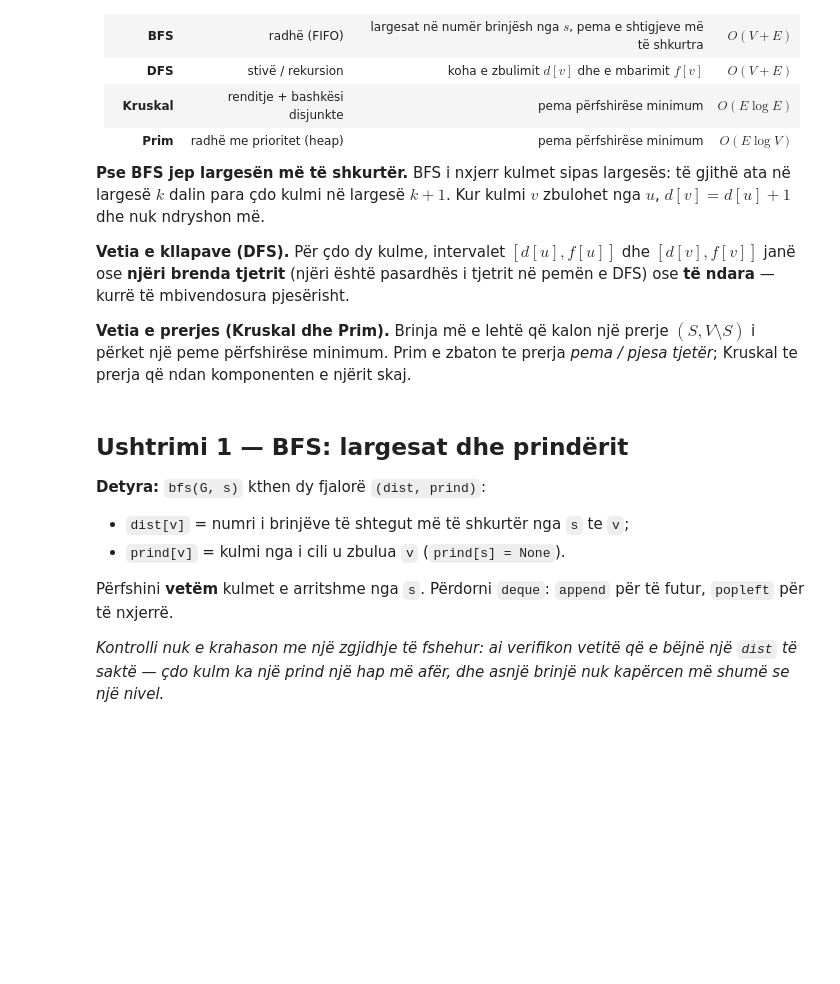
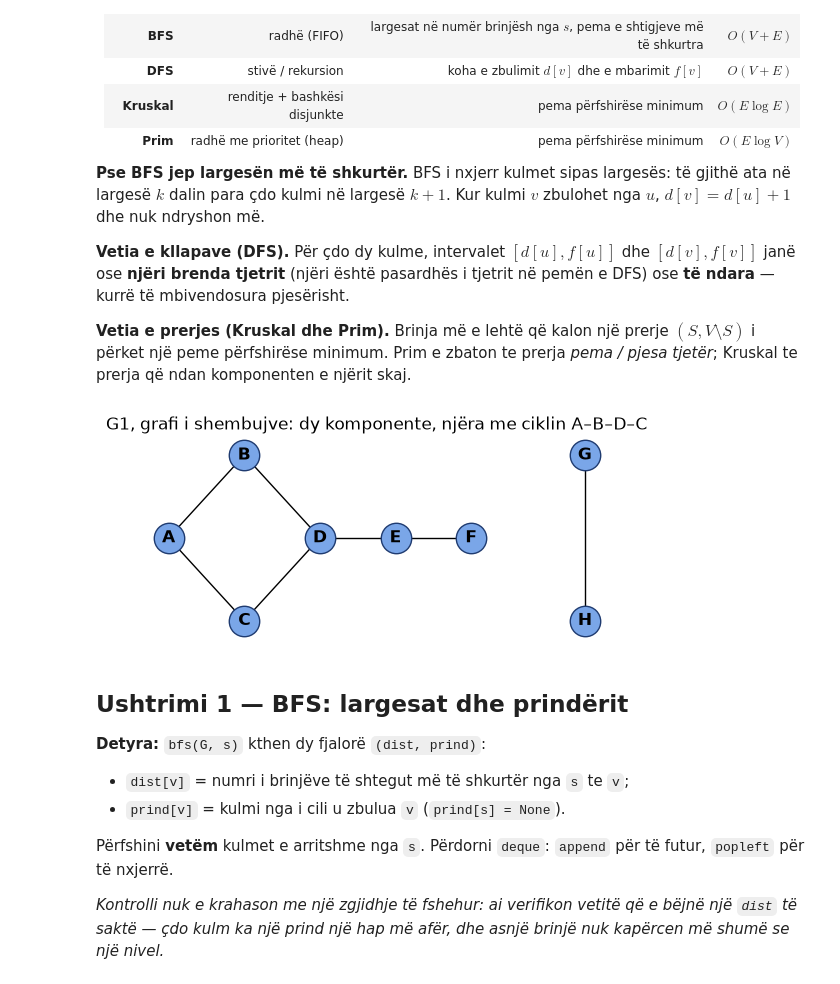
Before and after one commit to goldenFlori/discrete-structures-algorithms-course, a Jupyter notebook: site/content/notebooks/laborator-05-ushtrime-shtese.ipynb, the cells around one changed output. Drawn from its saved outputs; the diff is of its cells as text; code cells hidden in the pictures; blank space fills up the shorter version.

```diff
--- a/site/content/notebooks/laborator-05-ushtrime-shtese.ipynb
+++ b/site/content/notebooks/laborator-05-ushtrime-shtese.ipynb
@@ -58,33 +58,46 @@ def kontrollo(titulli, testet):
 
 from collections import deque
 from itertools import combinations
 import heapq
 import random
 
 
 def nga_brinjet(V, E):
     # Lista e fqinjësisë së një grafi të padrejtuar, fqinjët në rend alfabetik.
     G = {v: [] for v in V}
     for brinja in E:
         u, v = brinja[0], brinja[1]
         G[u].append(v)
         G[v].append(u)
     return {v: sorted(set(fq)) for v, fq in G.items()}
 
 
 def pasi_plotesohet(fn):
     # Ekzekuton një demonstrim që varet nga funksionet tuaja.
     try:
         fn()
     except NotImplementedError:
         print("⏳ Ky rezultat shfaqet pasi të plotësoni ushtrimin e mësipërm.")
 
 
 # Grafi i shembujve: dy pjesë, njëra me një cikël.
 G1 = nga_brinjet(
     "ABCDEFGH",
     [("A", "B"), ("A", "C"), ("B", "D"), ("C", "D"), ("D", "E"), ("E", "F"), ("G", "H")],
 )
+
+import matplotlib.pyplot as plt
+import networkx as nx
+
+_, ax = plt.subplots(figsize=(6.5, 2.6))
+H = nx.Graph([(u, v) for u in G1 for v in G1[u]])
+POS_G1 = {"A": (0, 1), "B": (1, 2), "C": (1, 0), "D": (2, 1), "E": (3, 1), "F": (4, 1), "G": (5.5, 2), "H": (5.5, 0)}
+nx.draw_networkx(H, POS_G1, ax=ax, node_color="#7aa6e8", edgecolors="#1f3b70", node_size=480, font_weight="bold")
+ax.set_title("G1, grafi i shembujve: dy komponente, njëra me ciklin A–B–D–C")
+ax.axis("off")
+plt.show()
+# %% [output]
+[figure, added]
 # %% [markdown]
 ## Ushtrimi 1 — BFS: largesat dhe prindërit
 
```
Also changed, not shown: parts of 1 cell of this notebook, 1 other file.
